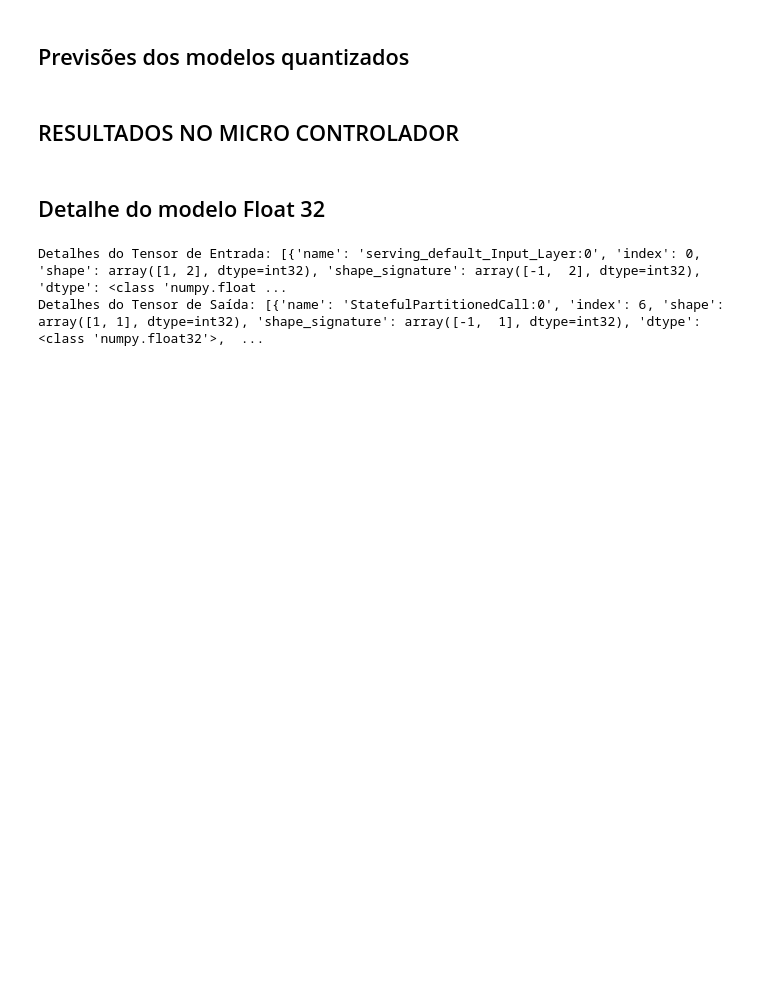
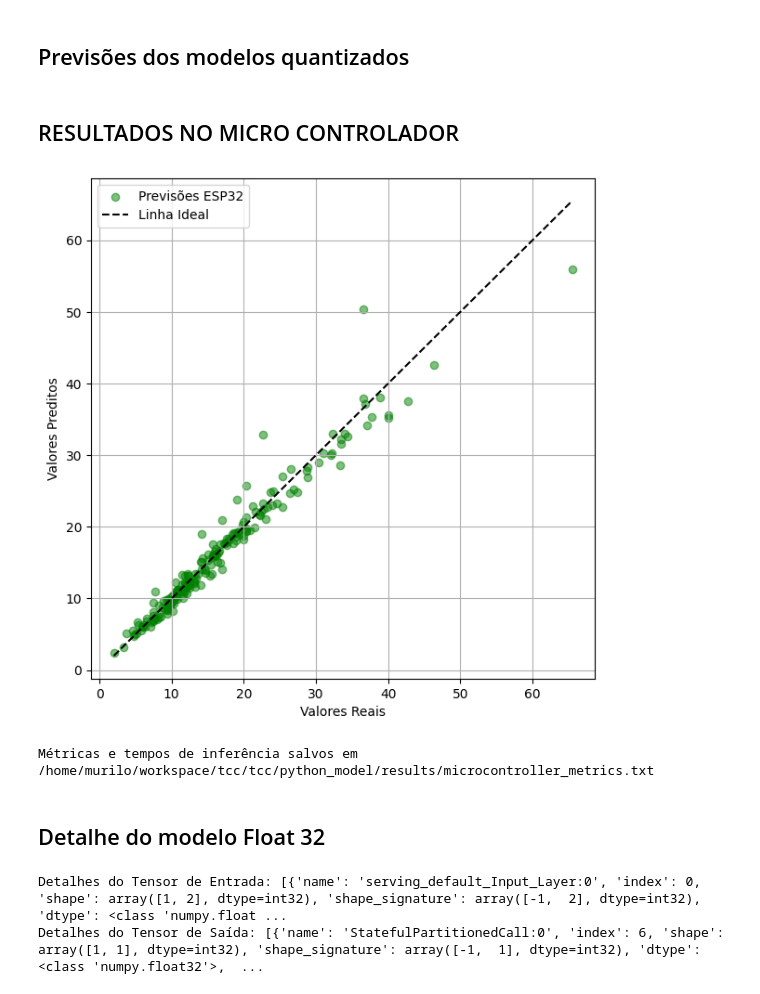
Before and after one commit to Tayco110/tcc, a Jupyter notebook: python_model/src/benchmark.ipynb, the cells around one changed output. Cells and saved outputs as stored; diff of their text form; code cells hidden in the pictures; blank space fills up the shorter version.

```diff
--- a/python_model/src/benchmark.ipynb
+++ b/python_model/src/benchmark.ipynb
@@ -315,22 +315,63 @@ for name in model_names:
 # %% [markdown]
 ## RESULTADOS NO MICRO CONTROLADOR
 # %%
-# valores_saida = pd.read_csv('/home/murilo/workspace/tcc/tcc/utils/valores_saida.csv')
-# saida = pd.read_csv('/home/murilo/workspace/tcc/tcc/python_model/database/saida.csv')
+valores_saida = pd.read_csv('/home/murilo/workspace/tcc/tcc/utils/valores_saida.csv')
+saida = pd.read_csv('/home/murilo/workspace/tcc/tcc/python_model/database/saida.csv')
 
-# predicted_cl = valores_saida['Cl']
-# real_cl = saida['Cl']
+predicted_cl = valores_saida['Cl']
+real_cl = saida['Cl']
 
-# # Atualizando o gráfico com as alterações solicitadas
-# plt.figure(figsize=(7, 7))  # Mantendo o tamanho do gráfico em 7x7
-# plt.scatter(real_cl, predicted_cl, color='green', alpha=0.5, label='Previsões ESP32', marker='o')
-# plt.plot([real_cl.min(), real_cl.max()], [real_cl.min(), real_cl.max()], 'k--', label='Linha Ideal')
+plt.figure(figsize=(7, 7))
+plt.scatter(real_cl, predicted_cl, color='green', alpha=0.5, label='Previsões ESP32', marker='o')
+plt.plot([real_cl.min(), real_cl.max()], [real_cl.min(), real_cl.max()], 'k--', label='Linha Ideal')
 # plt.title('Modelo ESP32')
-# plt.xlabel('Valores Reais')
-# plt.ylabel('Valores Preditos')
-# plt.grid(True)  # Ativação da grade no gráfico
-# plt.legend()
-# plt.show()
+plt.xlabel('Valores Reais')
+plt.ylabel('Valores Preditos')
+plt.grid(True)
+plt.legend()
+plt.savefig(os.path.join(save_dir, f"esp32_predictions.png"), bbox_inches='tight')
+# %% [output]
+[figure, added]
+# %%
+results_file = "/home/murilo/workspace/tcc/tcc/python_model/results/microcontroller_metrics.txt"
+tempos_inf = valores_saida['Inference_Time']
+
+mse = mean_squared_error(real_cl, predicted_cl)
+rmse = np.sqrt(mse)
+mae = mean_absolute_error(real_cl, predicted_cl)
+r2 = r2_score(real_cl, predicted_cl)
+medae = median_absolute_error(real_cl, predicted_cl)
+mape = mean_absolute_percentage_error(real_cl, predicted_cl)
+
+media = np.mean(tempos_inf)
+mediana = np.median(tempos_inf)
+desvio_padrao = np.std(tempos_inf)
+tempo_min = np.min(tempos_inf)
+tempo_max = np.max(tempos_inf)
+iqr = np.percentile(tempos_inf, 75) - np.percentile(tempos_inf, 25)
+percentil_90 = np.percentile(tempos_inf, 90)
+
+with open(results_file, 'w') as f:
+    f.write("Métricas para as Saídas do Microcontrolador:\n")
+    f.write(f"MSE: {mse:.5f}\n")
+    f.write(f"RMSE: {rmse:.5f}\n")
+    f.write(f"MAE: {mae:.5f}\n")
+    f.write(f"R2: {r2:.5f}\n")
+    f.write(f"MEDAE: {medae:.5f}\n")
+    f.write(f"MAPE: {mape:.5f}\n")
+
+    f.write("\nEstatísticas de Tempo de Inferência (em microsegundos):\n")
+    f.write(f"Média do Tempo de Inferência: {media:.2f} µs\n")
+    f.write(f"Mediana do Tempo de Inferência: {mediana:.2f} µs\n")
+    f.write(f"Desvio Padrão: {desvio_padrao:.2f} µs\n")
+    f.write(f"Tempo Mínimo: {tempo_min:.2f} µs\n")
+    f.write(f"Tempo Máximo: {tempo_max:.2f} µs\n")
+    f.write(f"Intervalo Interquartil (IQR): {iqr:.2f} µs\n")
+    f.write(f"90º Percentil: {percentil_90:.2f} µs")
+
+print(f"Métricas e tempos de inferência salvos em {results_file}")
+# %% [output]
+Métricas e tempos de inferência salvos em /home/murilo/workspace/tcc/tcc/python_model/results/microcontroller_metrics.txt
 # %%
 # consumo_df = pd.read_csv('/home/murilo/workspace/tcc/tcc/utils/consumo.csv')
 # consumo_df_filtered = consumo_df.iloc[87951:].reset_index(drop=True)
```
Also changed, not shown: parts of 5 cells of this notebook.
